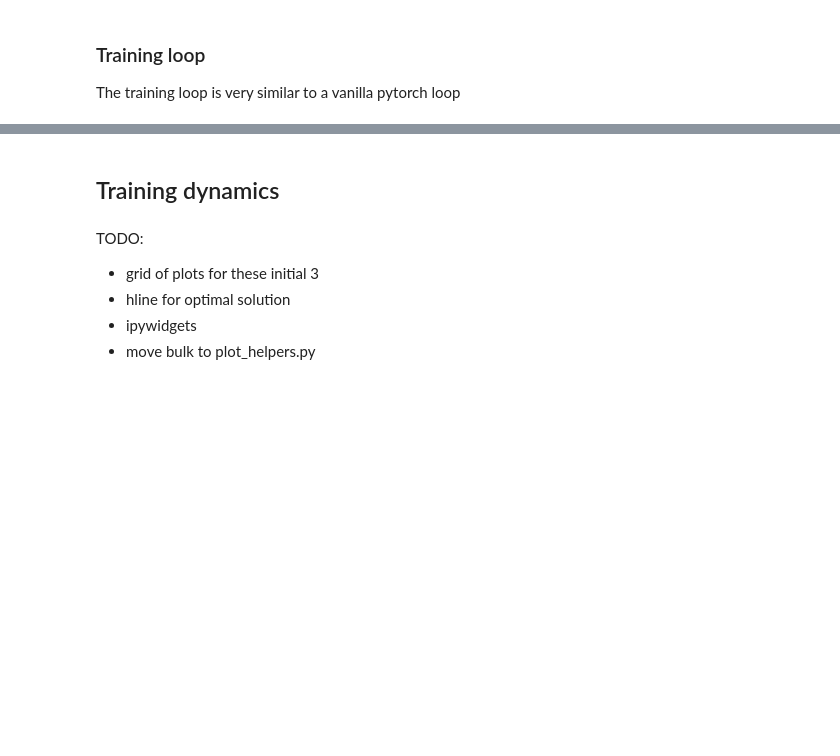
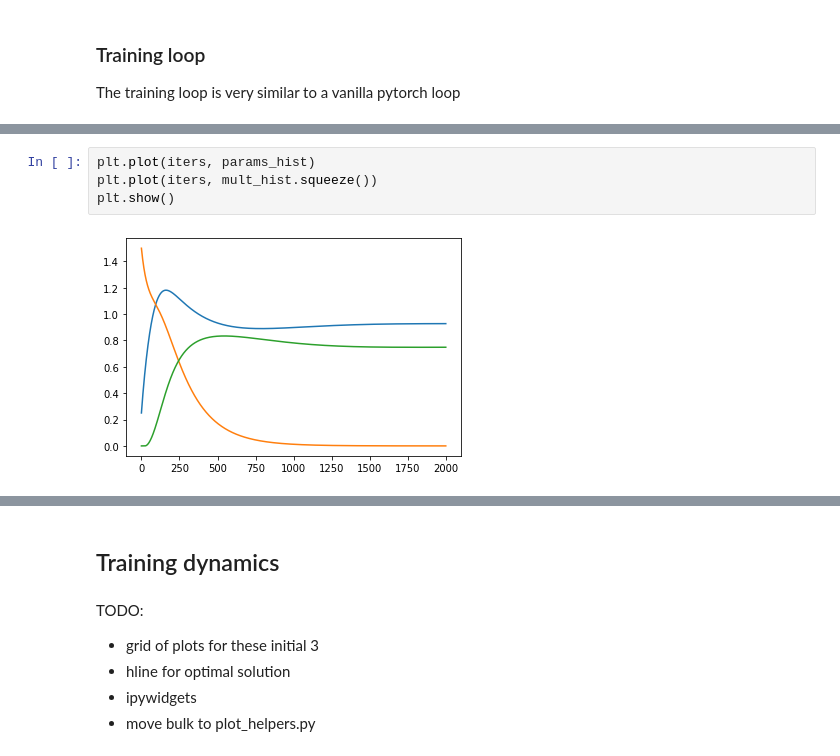
Before and after one commit to cooper-org/cooper, a Jupyter notebook: tutorials/toy2d.ipynb, the cells around one changed output, grey strips where cells are left out. Drawn from its saved outputs; the diff is of its cells as text; blank space fills up the shorter version.

```diff
--- a/tutorials/toy2d.ipynb
+++ b/tutorials/toy2d.ipynb
@@ -208,0 +209,6 @@ range(0, 1001)
+# %%
+plt.plot(iters, params_hist)
+plt.plot(iters, mult_hist.squeeze())
+plt.show()
+# %% [output]
+[figure, added]
```
Also changed, not shown: parts of 16 cells of this notebook.
